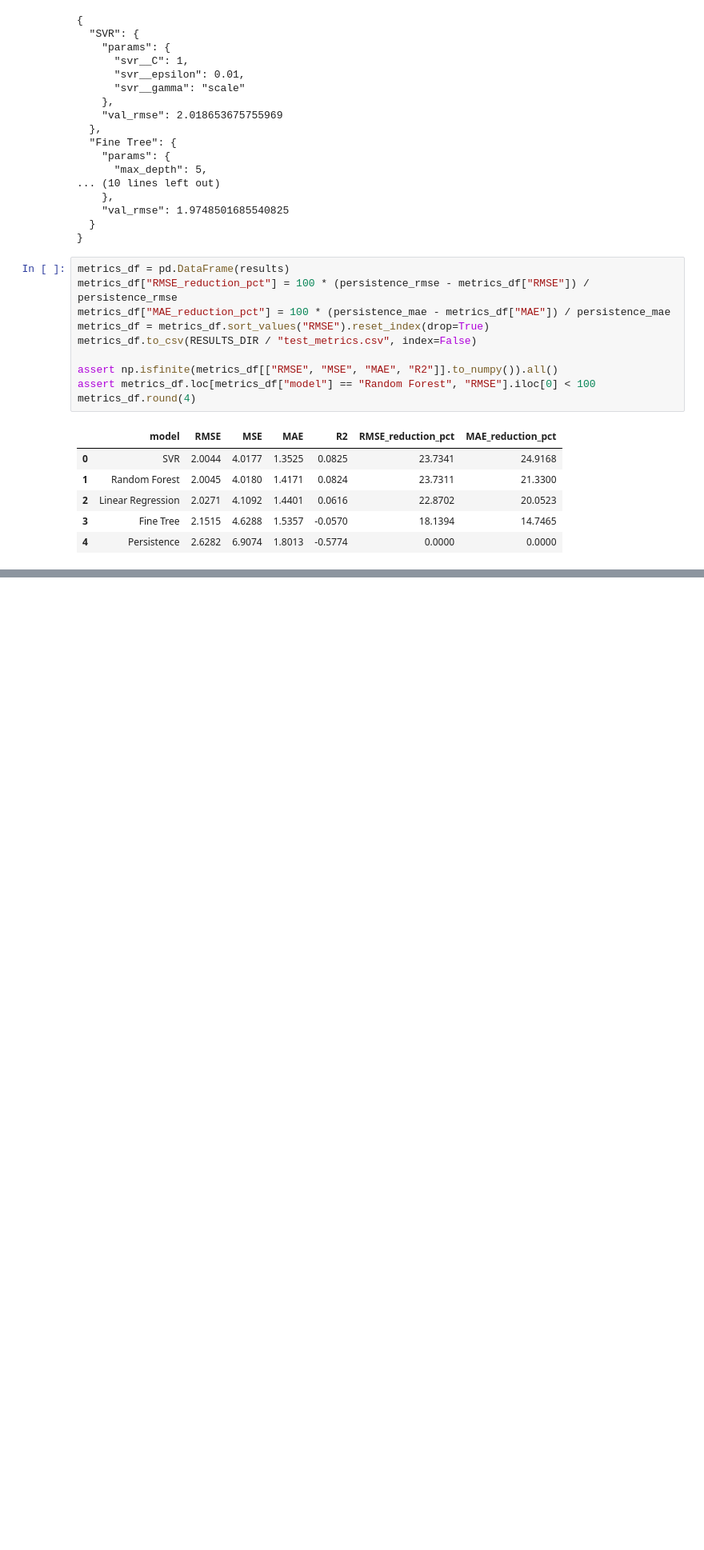
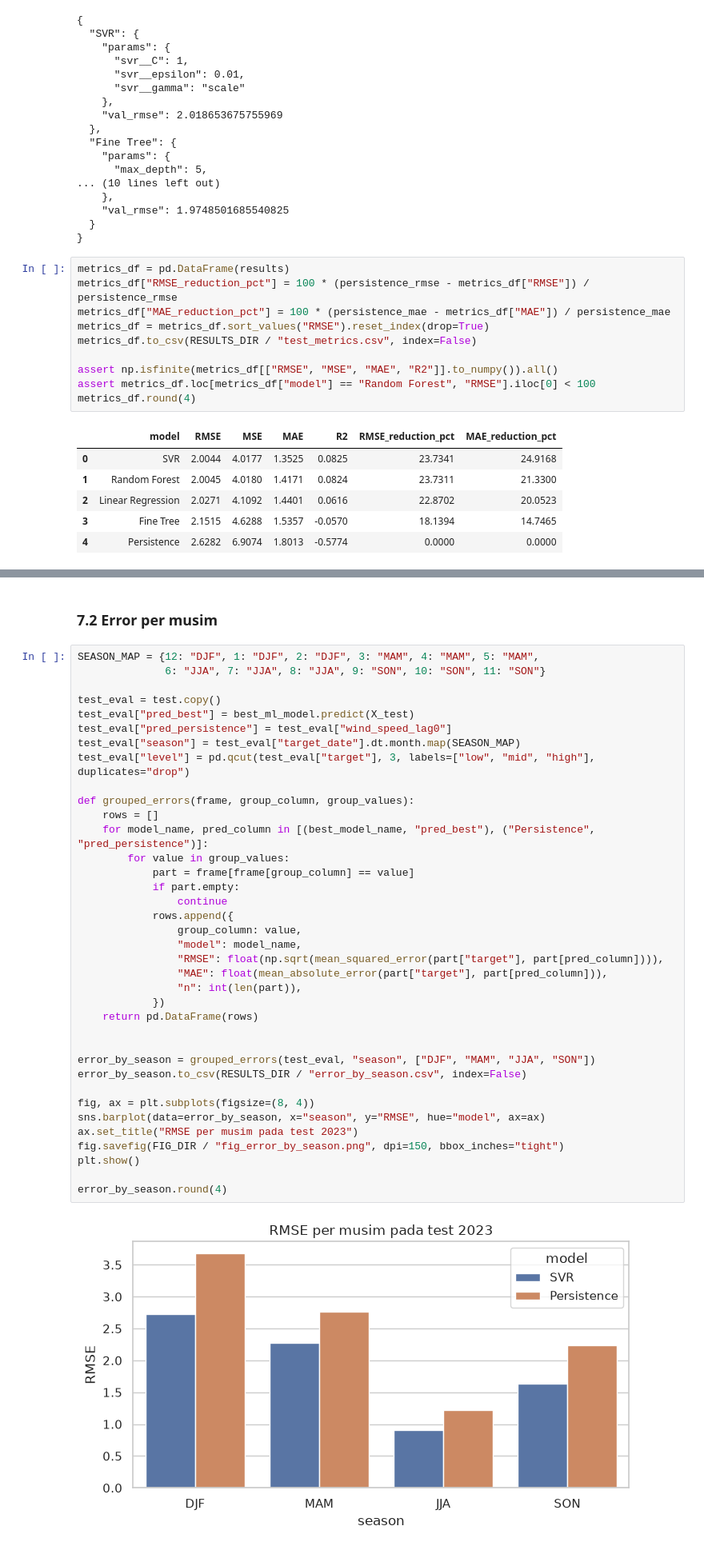
Before and after one commit to Galangzz/machine-learning-wind-speed, a Jupyter notebook: main.ipynb, the cells around one changed output, grey strips where cells are left out. Shown at 80% size. Drawn from its saved outputs; the diff is of its cells as text; blank space fills up the shorter version.

```diff
--- a/main.ipynb
+++ b/main.ipynb
@@ -621,0 +682,41 @@ metrics_df.round(4)
+# %% [markdown]
+### 7.2 Error per musim
+# %%
+SEASON_MAP = {12: "DJF", 1: "DJF", 2: "DJF", 3: "MAM", 4: "MAM", 5: "MAM",
+              6: "JJA", 7: "JJA", 8: "JJA", 9: "SON", 10: "SON", 11: "SON"}
+
+test_eval = test.copy()
+test_eval["pred_best"] = best_ml_model.predict(X_test)
+test_eval["pred_persistence"] = test_eval["wind_speed_lag0"]
+test_eval["season"] = test_eval["target_date"].dt.month.map(SEASON_MAP)
+test_eval["level"] = pd.qcut(test_eval["target"], 3, labels=["low", "mid", "high"], duplicates="drop")
+
+def grouped_errors(frame, group_column, group_values):
+    rows = []
+    for model_name, pred_column in [(best_model_name, "pred_best"), ("Persistence", "pred_persistence")]:
+        for value in group_values:
+            part = frame[frame[group_column] == value]
+            if part.empty:
+                continue
+            rows.append({
+                group_column: value,
+                "model": model_name,
+                "RMSE": float(np.sqrt(mean_squared_error(part["target"], part[pred_column]))),
+                "MAE": float(mean_absolute_error(part["target"], part[pred_column])),
+                "n": int(len(part)),
+            })
+    return pd.DataFrame(rows)
+
+
+error_by_season = grouped_errors(test_eval, "season", ["DJF", "MAM", "JJA", "SON"])
+error_by_season.to_csv(RESULTS_DIR / "error_by_season.csv", index=False)
+
+fig, ax = plt.subplots(figsize=(8, 4))
+sns.barplot(data=error_by_season, x="season", y="RMSE", hue="model", ax=ax)
+ax.set_title("RMSE per musim pada test 2023")
+fig.savefig(FIG_DIR / "fig_error_by_season.png", dpi=150, bbox_inches="tight")
+plt.show()
+
+error_by_season.round(4)
+# %% [output]
+[figure, added]
```
Also changed, not shown: parts of 10 cells of this notebook, 9 other files.
